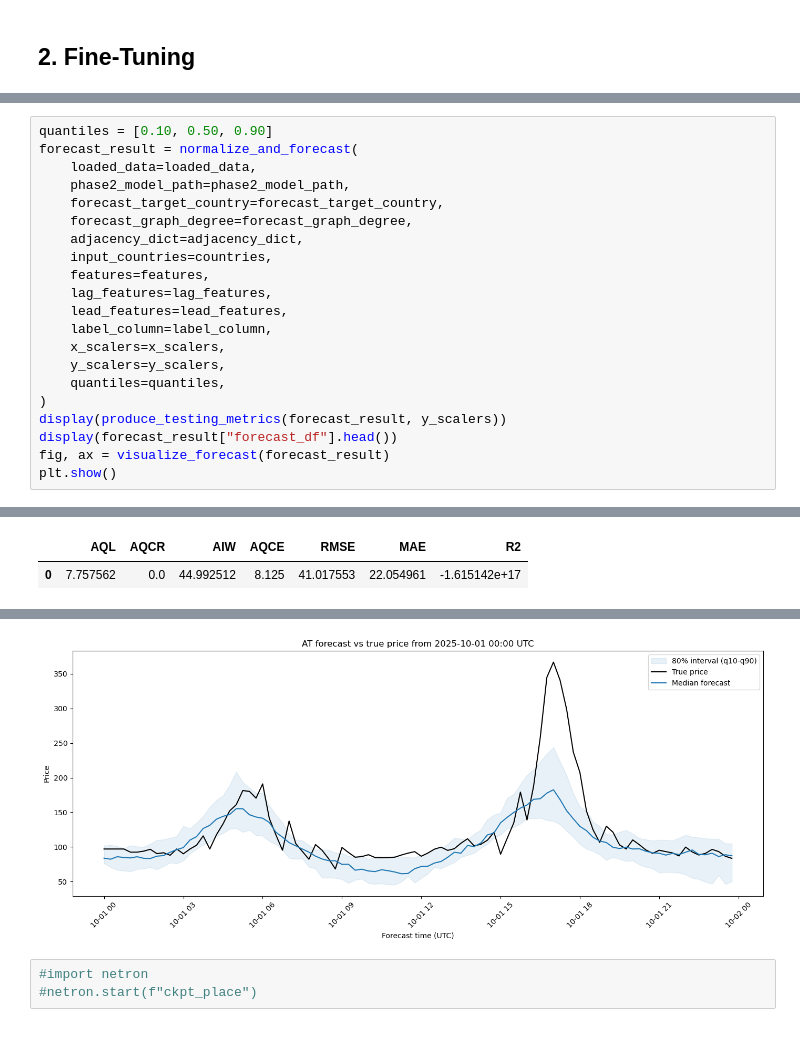
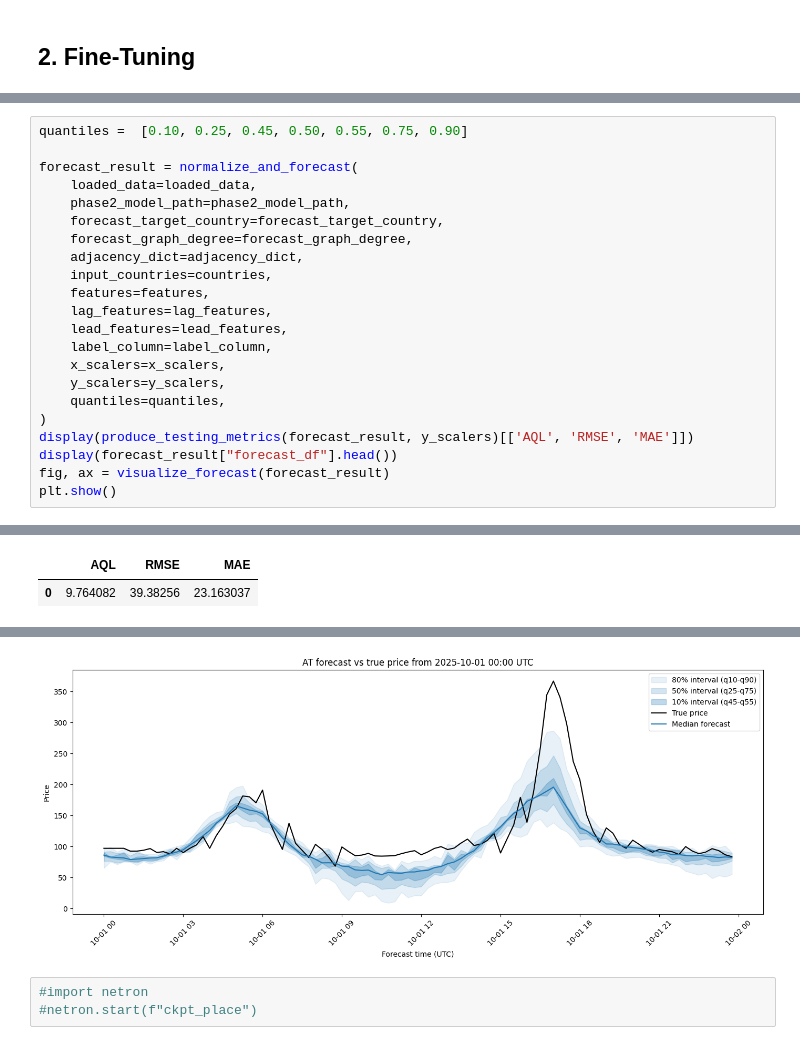
Before and after one commit to Amirhossein-Naeejnezhad/PriceFM_Amir, a Jupyter notebook: FM_Tutorial.ipynb, the cells around one changed output, grey strips where cells are left out. Drawn from its saved outputs; the diff is of its cells as text.

```diff
--- a/FM_Tutorial.ipynb
+++ b/FM_Tutorial.ipynb
@@ -324,7 +273,8 @@ Forecast anchor: 2025-10-01 00:00:00+00:00
 | 2025-10-01 00:45:00+00:00 | 97.05 |
 | 2025-10-01 01:00:00+00:00 | 92.48 |
 # %%
-quantiles = [0.10, 0.50, 0.90]
+quantiles =  [0.10, 0.25, 0.45, 0.50, 0.55, 0.75, 0.90]
+
 forecast_result = normalize_and_forecast(
     loaded_data=loaded_data,
     phase2_model_path=phase2_model_path,
@@ -340,7 +290,7 @@ forecast_result = normalize_and_forecast(
     y_scalers=y_scalers,
     quantiles=quantiles,
 )
-display(produce_testing_metrics(forecast_result, y_scalers))
+display(produce_testing_metrics(forecast_result, y_scalers)[['AQL', 'RMSE', 'MAE']])
 display(forecast_result["forecast_df"].head())
 fig, ax = visualize_forecast(forecast_result)
 plt.show()
@@ -349,2 +298,2 @@ WARNING:tensorflow:From c:\Users\YuR\AppData\Local\anaconda3\lib\site-packages\k
-|  | AQL | AQCR | AIW | AQCE | RMSE | MAE | R2 |
-| 0 | 7.757562 | 0.0 | 44.992512 | 8.125 | 41.017553 | 22.054961 | -1.615142e+17 |
+|  | AQL | RMSE | MAE |
+| 0 | 9.764082 | 39.38256 | 23.163037 |
@@ -357,4 +306,4 @@ WARNING:tensorflow:From c:\Users\YuR\AppData\Local\anaconda3\lib\site-packages\k
-[figure, old version]
+[figure, new version]
 # %%
 #import netron
 #netron.start(f"ckpt_place")
```
Also changed, not shown: parts of 17 cells of this notebook, 4 other files.
